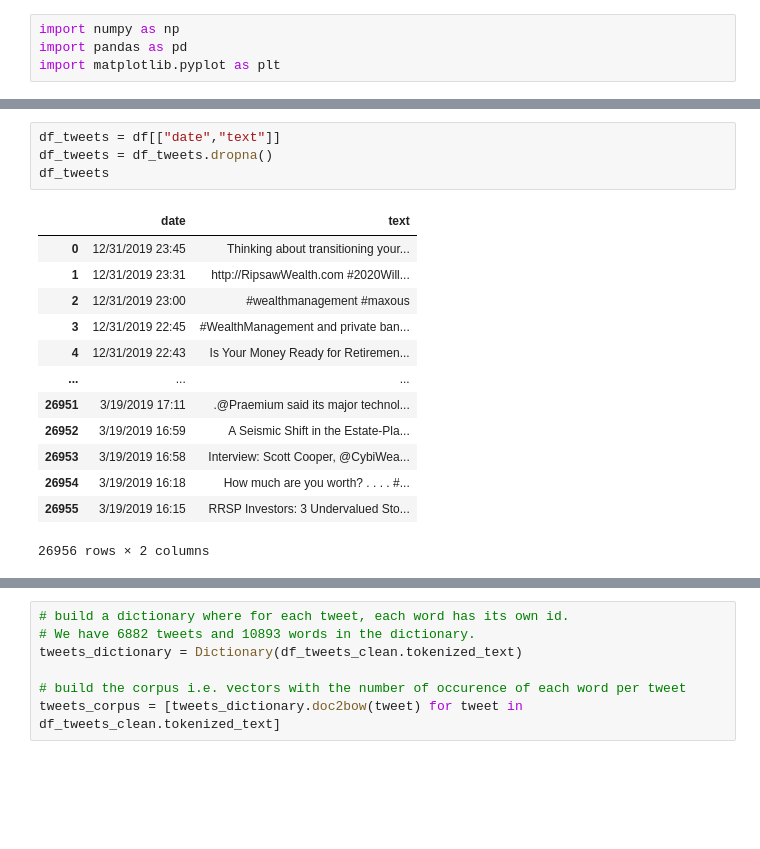
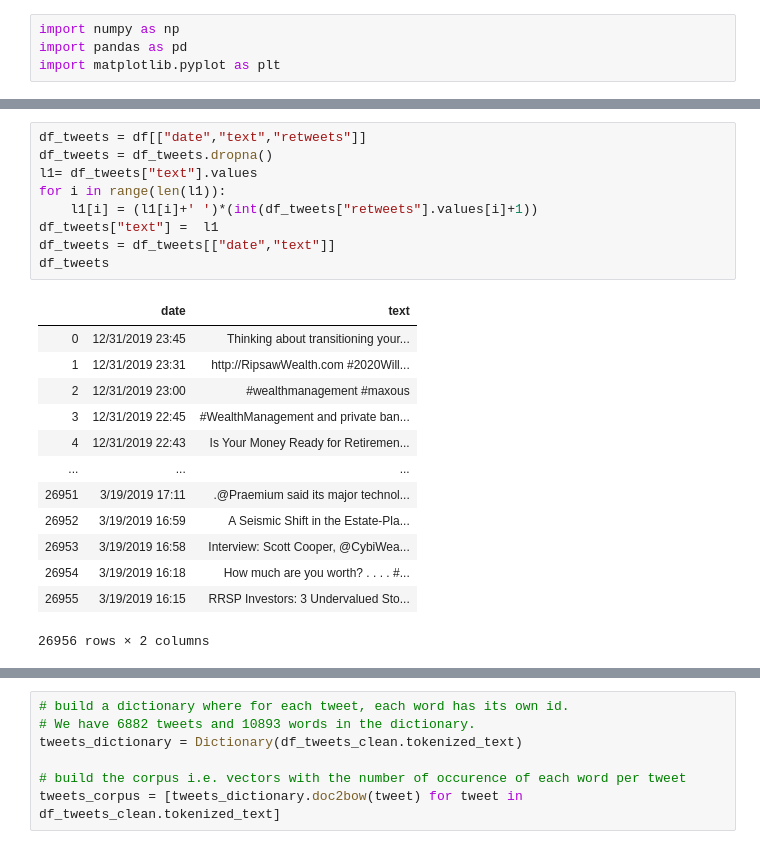
Before and after one commit to adityabaser/Morgan-Stanley-Sentiment-Analysis, a Jupyter notebook: Topicmodeling-wealthmanagement .ipynb, the cells around one changed output, grey strips where cells are left out. Saved outputs shown, nothing was run; the diff lists cells and outputs as text; blank space fills up the shorter version.

```diff
--- a/Topicmodeling-wealthmanagement .ipynb
+++ b/Topicmodeling-wealthmanagement .ipynb
@@ -13,24 +13,29 @@ df.head()
 | 2 | 12/31/2019 23:00 | TedHunter1 | NaN | 0 | 0 | 0 | #wealthmanagement #maxous | NaN | NaN | #wealthmanagement #maxous | ... |
 | 3 | 12/31/2019 22:45 | RAlexJimenez | NaN | 0 | 0 | 0 | #WealthManagement and private ban... | NaN | @FinTechMagazine | #WealthManagement #wealthtech #fi... | ... |
 | 4 | 12/31/2019 22:43 | findadvisor | NaN | 0 | 0 | 0 | Is Your Money Ready for Retiremen... | NaN | NaN | #RetirementPlan #FinancialPlan #W... | ... |
-# %%
-df_tweets = df[["date","text"]]
-df_tweets = df_tweets.dropna()
-df_tweets
-# %% [output]
-|  | date | text |
-| 0 | 12/31/2019 23:45 | Thinking about transitioning your... |
-| 1 | 12/31/2019 23:31 | http://RipsawWealth.com #2020Will... |
-| 2 | 12/31/2019 23:00 | #wealthmanagement #maxous |
-| 3 | 12/31/2019 22:45 | #WealthManagement and private ban... |
-| 4 | 12/31/2019 22:43 | Is Your Money Ready for Retiremen... |
-| ... | ... | ... |
-| 26951 | 3/19/2019 17:11 | .@Praemium said its major technol... |
-| 26952 | 3/19/2019 16:59 | A Seismic Shift in the Estate-Pla... |
-| 26953 | 3/19/2019 16:58 | Interview: Scott Cooper, @CybiWea... |
-| 26954 | 3/19/2019 16:18 | How much are you worth? . . . . #... |
-| 26955 | 3/19/2019 16:15 | RRSP Investors: 3 Undervalued Sto... |
-26956 rows × 2 columns
+# %%
+df_tweets = df[["date","text","retweets"]]
+df_tweets = df_tweets.dropna()
+l1= df_tweets["text"].values
+for i in range(len(l1)):
+    l1[i] = (l1[i]+' ')*(int(df_tweets["retweets"].values[i]+1))
+df_tweets["text"] =  l1
+df_tweets = df_tweets[["date","text"]]
+df_tweets
+# %% [output]
+|  | date | text |
+| 0 | 12/31/2019 23:45 | Thinking about transitioning your... |
+| 1 | 12/31/2019 23:31 | http://RipsawWealth.com #2020Will... |
+| 2 | 12/31/2019 23:00 | #wealthmanagement #maxous |
+| 3 | 12/31/2019 22:45 | #WealthManagement and private ban... |
+| 4 | 12/31/2019 22:43 | Is Your Money Ready for Retiremen... |
+| ... | ... | ... |
+| 26951 | 3/19/2019 17:11 | .@Praemium said its major technol... |
+| 26952 | 3/19/2019 16:59 | A Seismic Shift in the Estate-Pla... |
+| 26953 | 3/19/2019 16:58 | Interview: Scott Cooper, @CybiWea... |
+| 26954 | 3/19/2019 16:18 | How much are you worth? . . . . #... |
+| 26955 | 3/19/2019 16:15 | RRSP Investors: 3 Undervalued Sto... |
+26956 rows × 2 columns
 # %%
 from sklearn.feature_extraction.text import CountVectorizer
 from gensim.corpora import Dictionary
```
Also changed, not shown: parts of 24 cells of this notebook, 1 other file.
